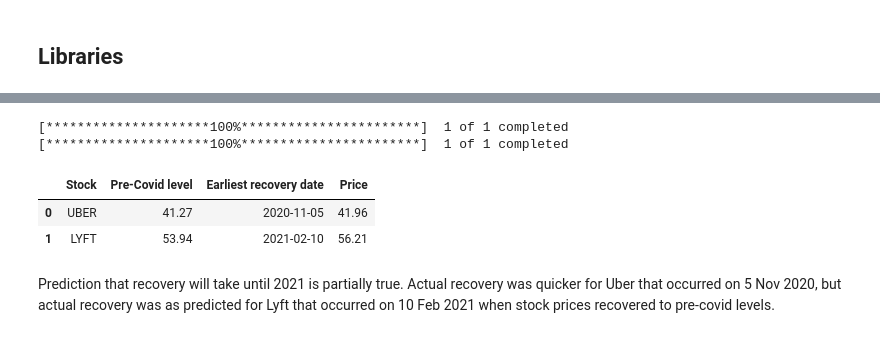
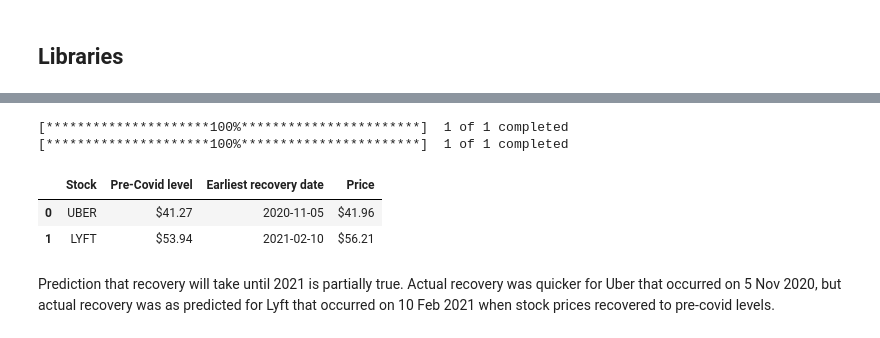
Before and after one commit to holyminer/NUS-DSS, a Jupyter notebook: notebooks/Stock market analysis during the Covid-19 pandemic.ipynb, the cells around one changed output, grey strips where cells are left out. Saved outputs shown, nothing was run; the diff lists cells and outputs as text; code cells hidden in the pictures.

```diff
--- a/notebooks/Stock market analysis during the Covid-19 pandemic.ipynb
+++ b/notebooks/Stock market analysis during the Covid-19 pandemic.ipynb
@@ -22,6 +21,6 @@ Prediction: Recovery will take until 2021, where recovery is taken to be pre-cov
 # %%
 #Markets open on 2nd Jan as 1st Jan is public holiday
 #Time horizon from Jan 2020 - Apr 2021
-data = yf.download("UBER LYFT", start="2020-01-02", end="2021-04-30", interval="1d", group_by="ticker")
+data = yf.download("UBER", start="2020-01-02", end="2021-04-30", interval="1d")
 data = data.reset_index() #to convert date from index to column
 # %% [output]
@@ -40,34 +39,34 @@ data.head()
 #empty dataframe to store results
 col = ['Stock', 'Pre-Covid level', 'Earliest recovery date', 'Price']
 recover_df = pd.DataFrame(columns = col)
 
 #function that takes in stock ticker symbol and returns pre covid stock price which is defined as the highest price of the stock
 #between Jan-Feb 2020, the earliest date that the stock hits or surpasses pre-covid level and the price.
 def recover(stock):
     data = yf.download(stock, start="2020-01-02", end="2021-04-30", interval="1d")
     data = data.reset_index()
     index = int(data[data['Date'] == '2020-02-28'].index.values) #index for last date of trading in feb 2020
     pre_covid = round(max(data['Close'].iloc[:index]),2)
     for i in range(index+1,len(data)):
         if data['Close'].iloc[i]>= pre_covid:
             date = data['Date'].iloc[i].date()
             price = round(data['Close'].iloc[i],2)
             break
     try:
-        df = pd.Series([stock,pre_covid,date,price],index = col)
+        df = pd.Series([stock,'$' + str(pre_covid),date,'$'+str(price)],index = col)
     except:
         price = round(max(data['Close'].iloc[index+1:]),2)
         date = data['Date'].iloc[int(data[data['Close']==max(data['Close'].iloc[index+1:])].index.values)].date()
-        df = pd.Series([stock,pre_covid,date,price],index = col)
+        df = pd.Series([stock,'$' + str(pre_covid),date,'$'+str(price)],index = col)
     global recover_df
     recover_df = recover_df.append(df, ignore_index = True)
 
 for i in ['UBER', 'LYFT']:
     recover(i)
 recover_df
 # %% [output]
 [*********************100%***********************]  1 of 1 completed
 [*********************100%***********************]  1 of 1 completed
 |  | Stock | Pre-Covid level | Earliest recovery date | Price |
-| 0 | UBER | 41.27 | 2020-11-05 | 41.96 |
-| 1 | LYFT | 53.94 | 2021-02-10 | 56.21 |
+| 0 | UBER | $41.27 | 2020-11-05 | $41.96 |
+| 1 | LYFT | $53.94 | 2021-02-10 | $56.21 |
```
Also changed, not shown: parts of 18 cells of this notebook.
